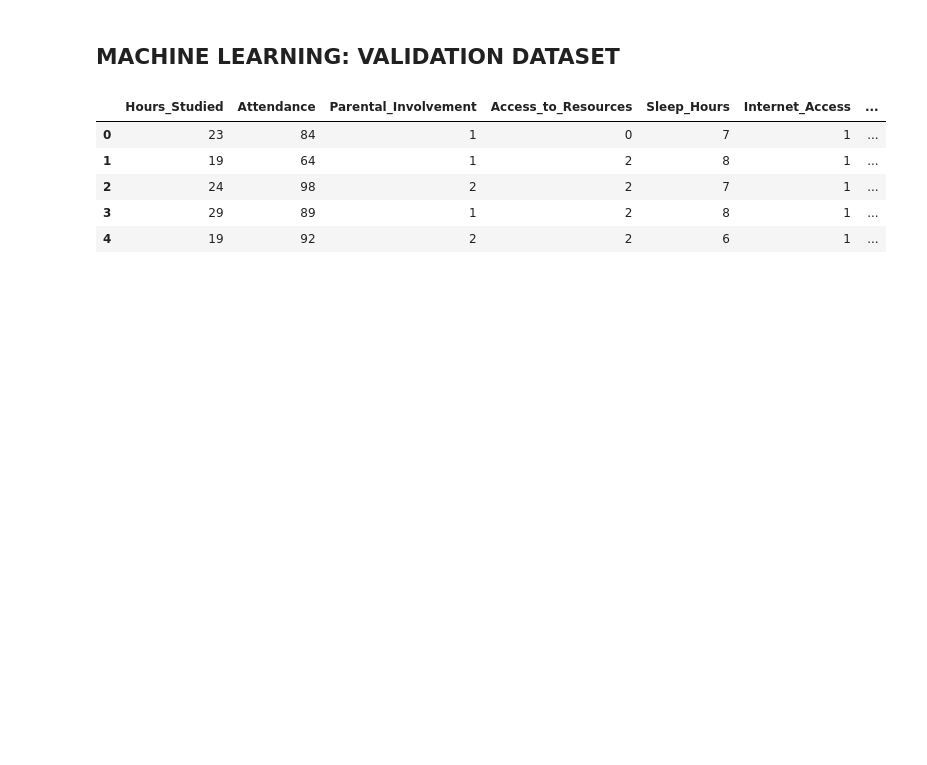
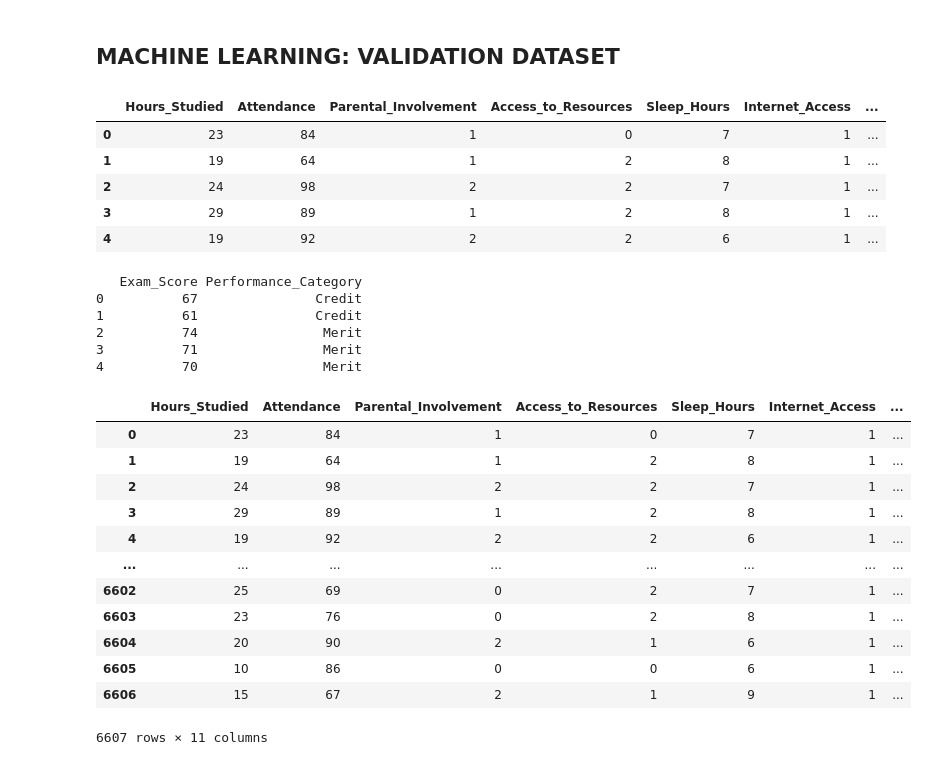
Before and after one commit to dylanDA23/DTA_Assignment2024, a Jupyter notebook: NewDataSet/DTA_ASSIGNMENT.ipynb, the cells around one changed output. Saved outputs shown, nothing was run; the diff lists cells and outputs as text; code cells hidden in the pictures; blank space fills up the shorter version.

```diff
--- a/NewDataSet/DTA_ASSIGNMENT.ipynb
+++ b/NewDataSet/DTA_ASSIGNMENT.ipynb
@@ -174,3 +213,40 @@ stdData.head() #visualizing changes
 | 2 | 24 | 98 | 2 | 2 | 7 | 1 | ... |
 | 3 | 29 | 89 | 1 | 2 | 8 | 1 | ... |
 | 4 | 19 | 92 | 2 | 2 | 6 | 1 | ... |
+# %%
+#The exam score column has too many different values, which diminishes the capacity of the algorithm to make the right prediction.
+#We are making a new column that will group ranges of scores into categories.
+bins = [0, 50, 60, 70, 75, 101]  # Ranges for Fail, Pass, Credit, Merit, Distinction
+labels = ['Fail', 'Pass', 'Credit', 'Merit', 'Distinction']  # Corresponding performance categories
+
+# New column 'Performance_Category' being created based on the 'Exam_Score'
+stdData['Performance_Category'] = pd.cut(stdData['Exam_Score'], bins=bins, labels=labels, right=False)
+
+# Displaying the first few rows to verify
+print(stdData[['Exam_Score', 'Performance_Category']].head())
+# %% [output]
+   Exam_Score Performance_Category
+0          67               Credit
+1          61               Credit
+2          74                Merit
+3          71                Merit
+4          70                Merit
+# %%
+#Making a copy of our table before deleting the Exam_Score column
+stdDataCopy = stdData
+# %%
+stdDataCopy
+# %% [output]
+|  | Hours_Studied | Attendance | Parental_Involvement | Access_to_Resources | Sleep_Hours | Internet_Access | ... |
+| 0 | 23 | 84 | 1 | 0 | 7 | 1 | ... |
+| 1 | 19 | 64 | 1 | 2 | 8 | 1 | ... |
+| 2 | 24 | 98 | 2 | 2 | 7 | 1 | ... |
+| 3 | 29 | 89 | 1 | 2 | 8 | 1 | ... |
+| 4 | 19 | 92 | 2 | 2 | 6 | 1 | ... |
+| ... | ... | ... | ... | ... | ... | ... | ... |
+| 6602 | 25 | 69 | 0 | 2 | 7 | 1 | ... |
+| 6603 | 23 | 76 | 0 | 2 | 8 | 1 | ... |
+| 6604 | 20 | 90 | 2 | 1 | 6 | 1 | ... |
+| 6605 | 10 | 86 | 0 | 0 | 6 | 1 | ... |
+| 6606 | 15 | 67 | 2 | 1 | 9 | 1 | ... |
+6607 rows × 11 columns
```
Also changed, not shown: parts of 21 cells of this notebook.
